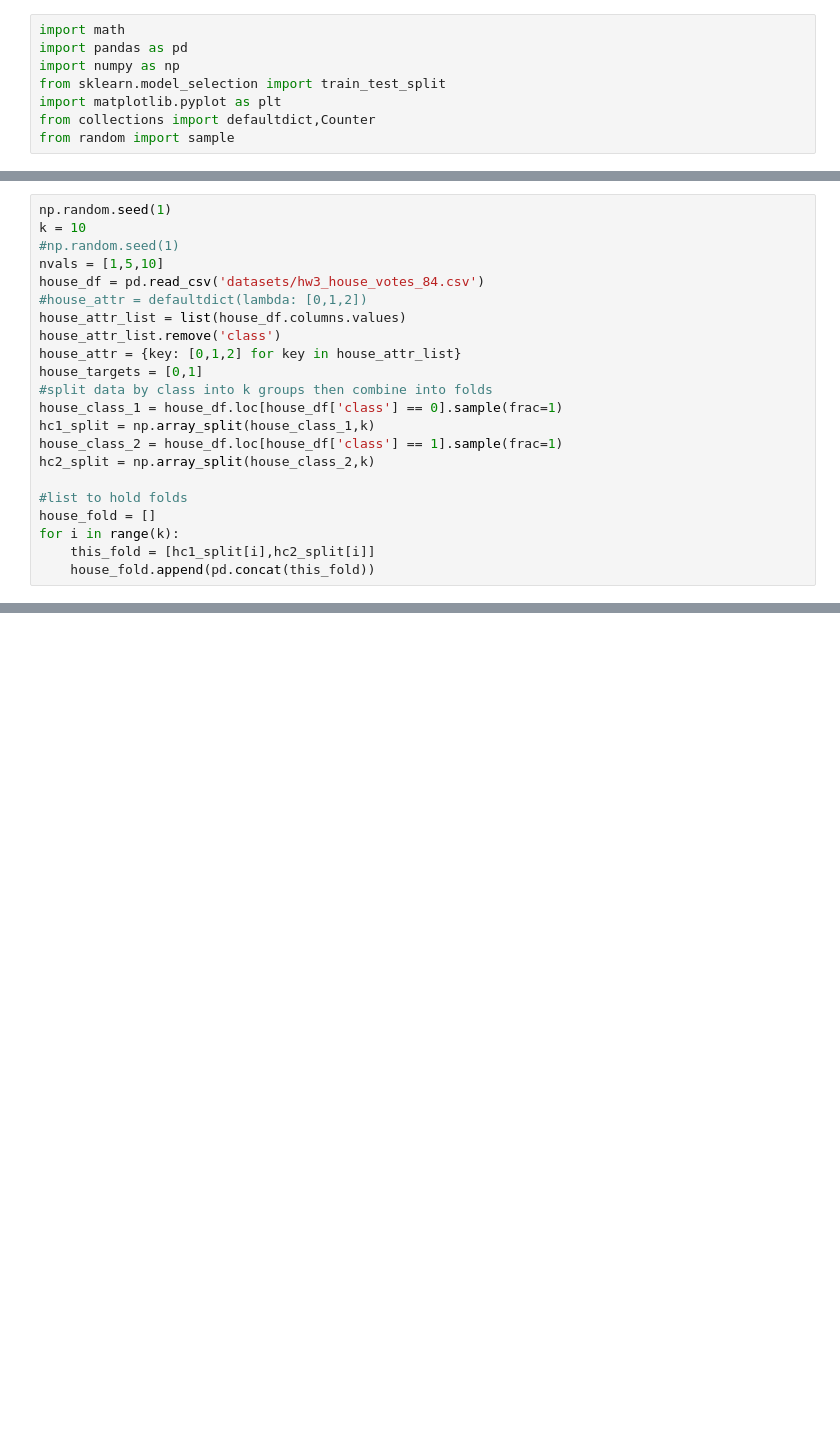
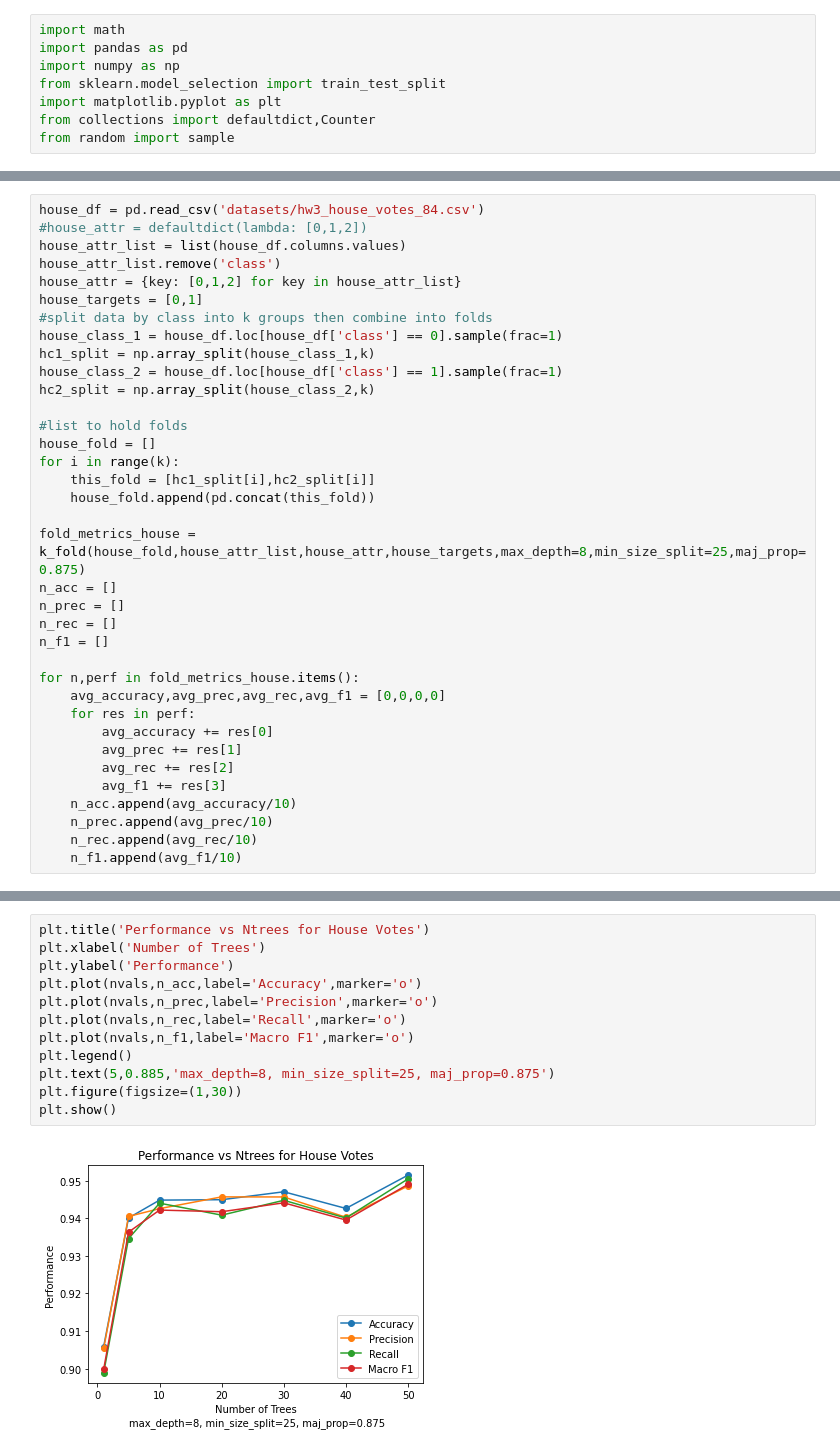
Before and after one commit to Andrei-Treil/CS589-HW3, a Jupyter notebook: hw3.ipynb, the cells around one changed output, grey strips where cells are left out. Drawn from its saved outputs; the diff is of its cells as text; blank space fills up the shorter version.

```diff
--- a/hw3.ipynb
+++ b/hw3.ipynb
@@ -274,8 +272,4 @@ plt.legend()
 # %%
-np.random.seed(1)
-k = 10
-#np.random.seed(1)
-nvals = [1,5,10]
 house_df = pd.read_csv('datasets/hw3_house_votes_84.csv')
 #house_attr = defaultdict(lambda: [0,1,2])
 house_attr_list = list(house_df.columns.values)
@@ -293,3 +287,21 @@ house_fold = []
 for i in range(k):
     this_fold = [hc1_split[i],hc2_split[i]]
     house_fold.append(pd.concat(this_fold))
+
+fold_metrics_house = k_fold(house_fold,house_attr_list,house_attr,house_targets,max_depth=8,min_size_split=25,maj_prop=0.875)
+n_acc = []
+n_prec = []
+n_rec = []
+n_f1 = []
+
+for n,perf in fold_metrics_house.items():
+    avg_accuracy,avg_prec,avg_rec,avg_f1 = [0,0,0,0]
+    for res in perf:
+        avg_accuracy += res[0]
+        avg_prec += res[1]
+        avg_rec += res[2]
+        avg_f1 += res[3]
+    n_acc.append(avg_accuracy/10)
+    n_prec.append(avg_prec/10)
+    n_rec.append(avg_rec/10)
+    n_f1.append(avg_f1/10)
@@ -333,0 +312,14 @@ def k_fold(fold,attr_list,attr_vals,targets,df):
+# %%
+plt.title('Performance vs Ntrees for House Votes')
+plt.xlabel('Number of Trees')
+plt.ylabel('Performance')
+plt.plot(nvals,n_acc,label='Accuracy',marker='o')
+plt.plot(nvals,n_prec,label='Precision',marker='o')
+plt.plot(nvals,n_rec,label='Recall',marker='o')
+plt.plot(nvals,n_f1,label='Macro F1',marker='o')
+plt.legend()
+plt.text(5,0.885,'max_depth=8, min_size_split=25, maj_prop=0.875')
+plt.figure(figsize=(1,30))
+plt.show()
+# %% [output]
+[figure, added]
```
Also changed, not shown: parts of 20 cells of this notebook, 1 other file.
